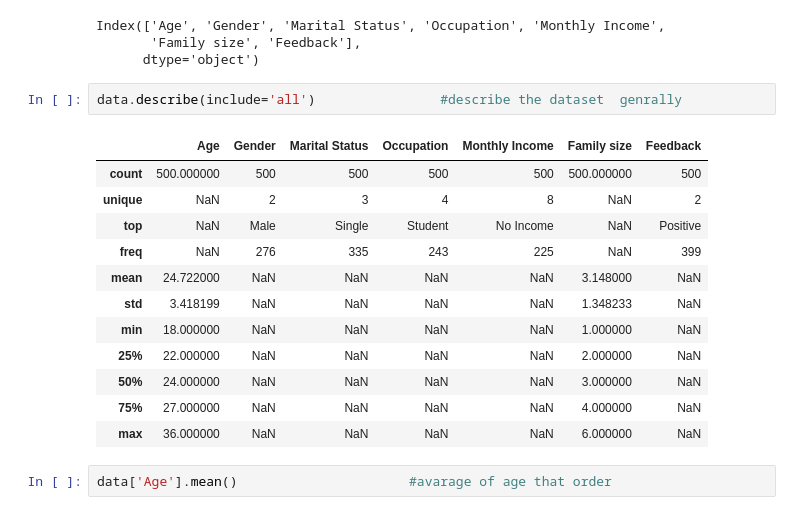
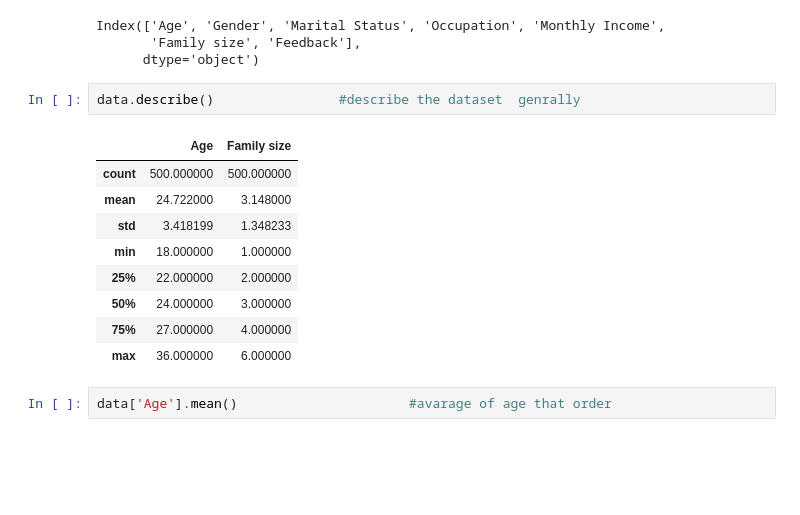
Before and after one commit to Rayanfaraidun/onlineFoodOrder, a Jupyter notebook: Copy_of_OnlineFoodOrder.ipynb, the cells around one changed output. Saved outputs shown, nothing was run; the diff lists cells and outputs as text; blank space fills up the shorter version.

```diff
--- a/Copy_of_OnlineFoodOrder.ipynb
+++ b/Copy_of_OnlineFoodOrder.ipynb
@@ -81,20 +81,17 @@ Index(['Age', 'Gender', 'Marital Status', 'Occupation', 'Monthly Income',
        'Family size', 'Feedback'],
       dtype='object')
 # %%
-data.describe(include='all')                #describe the dataset  genrally
+data.describe()                #describe the dataset  genrally
 # %% [output]
-|  | Age | Gender | Marital Status | Occupation | Monthly Income | Family size | Feedback |
-| count | 500.000000 | 500 | 500 | 500 | 500 | 500.000000 | 500 |
-| unique | NaN | 2 | 3 | 4 | 8 | NaN | 2 |
-| top | NaN | Male | Single | Student | No Income | NaN | Positive |
-| freq | NaN | 276 | 335 | 243 | 225 | NaN | 399 |
-| mean | 24.722000 | NaN | NaN | NaN | NaN | 3.148000 | NaN |
-| std | 3.418199 | NaN | NaN | NaN | NaN | 1.348233 | NaN |
-| min | 18.000000 | NaN | NaN | NaN | NaN | 1.000000 | NaN |
-| 25% | 22.000000 | NaN | NaN | NaN | NaN | 2.000000 | NaN |
-| 50% | 24.000000 | NaN | NaN | NaN | NaN | 3.000000 | NaN |
-| 75% | 27.000000 | NaN | NaN | NaN | NaN | 4.000000 | NaN |
-| max | 36.000000 | NaN | NaN | NaN | NaN | 6.000000 | NaN |
+|  | Age | Family size |
+| count | 500.000000 | 500.000000 |
+| mean | 24.722000 | 3.148000 |
+| std | 3.418199 | 1.348233 |
+| min | 18.000000 | 1.000000 |
+| 25% | 22.000000 | 2.000000 |
+| 50% | 24.000000 | 3.000000 |
+| 75% | 27.000000 | 4.000000 |
+| max | 36.000000 | 6.000000 |
 # %%
 data['Age'].mean()                      #avarage of age that order
 # %% [output]
```
Also changed, not shown: parts of 2 cells of this notebook.
